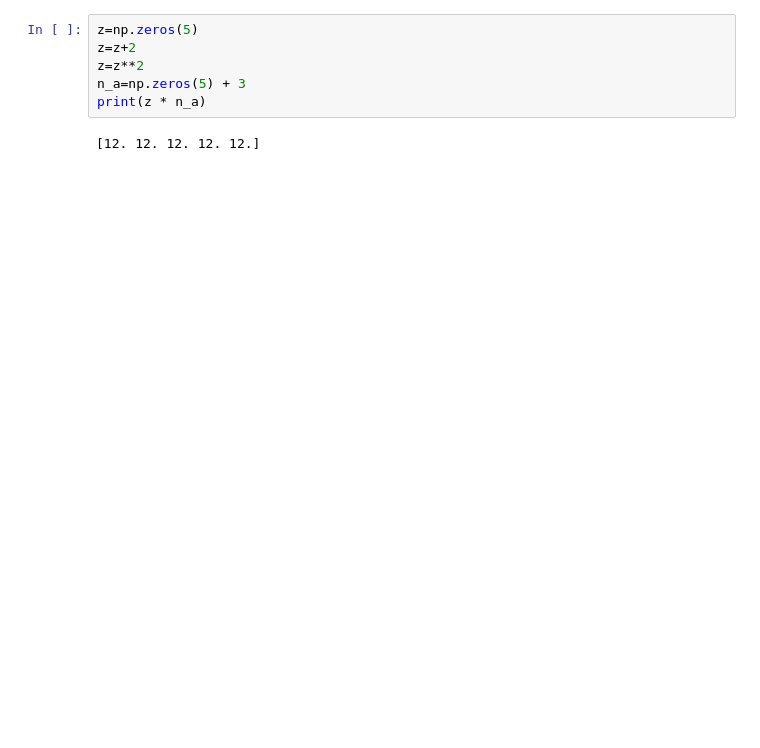
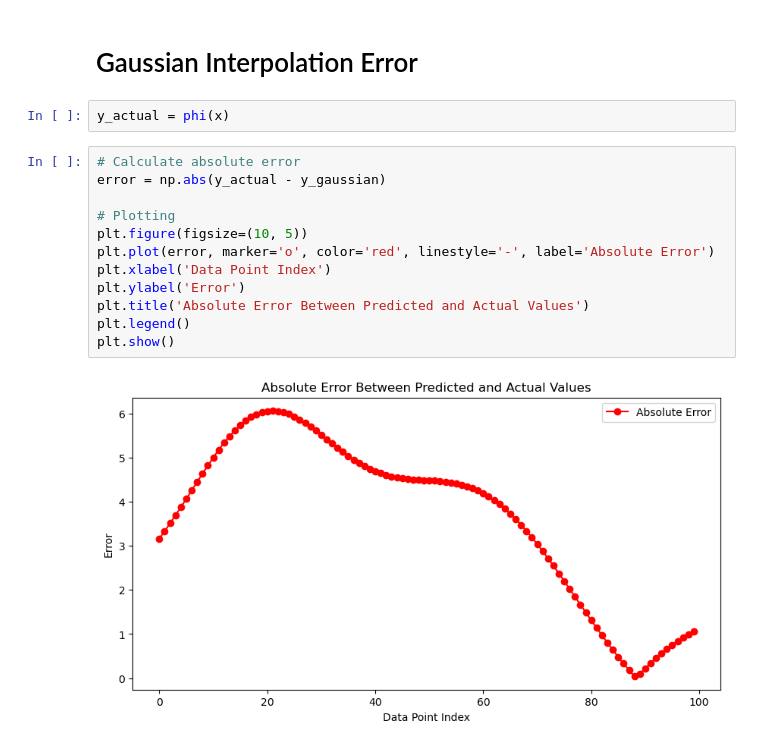
Before and after one commit to beemarsh/meshless_pde, a Jupyter notebook: rbf_interpolation.ipynb, the cells around one changed output. Drawn from its saved outputs; the diff is of its cells as text; blank space fills up the shorter version.

```diff
--- a/rbf_interpolation.ipynb
+++ b/rbf_interpolation.ipynb
@@ -103,8 +214,18 @@ print(np.dot(a,x))
-# %%
-z=np.zeros(5)
-z=z+2
-z=z**2
-n_a=np.zeros(5) + 3
-print(z * n_a)
-# %% [output]
-[12. 12. 12. 12. 12.]
+# %% [markdown]
+# Gaussian Interpolation Error
+# %%
+y_actual = phi(x)
+# %%
+# Calculate absolute error
+error = np.abs(y_actual - y_gaussian)
+
+# Plotting
+plt.figure(figsize=(10, 5))
+plt.plot(error, marker='o', color='red', linestyle='-', label='Absolute Error')
+plt.xlabel('Data Point Index')
+plt.ylabel('Error')
+plt.title('Absolute Error Between Predicted and Actual Values')
+plt.legend()
+plt.show()
+# %% [output]
+[figure, added]
```
Also changed, not shown: parts of 33 cells of this notebook.
